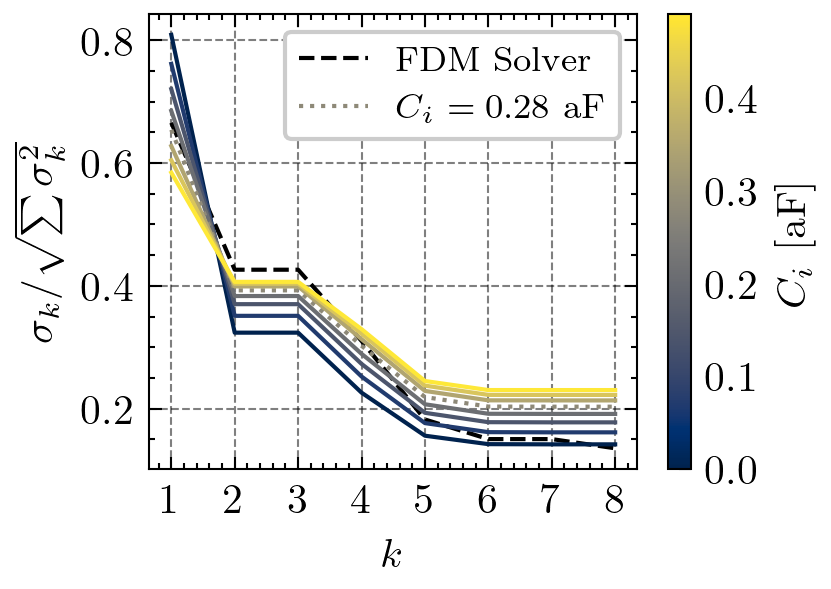
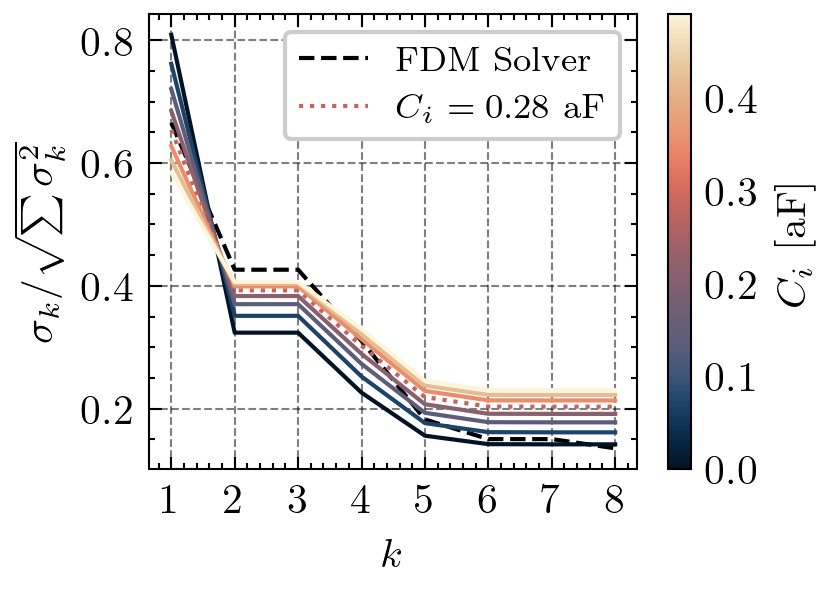
The change to this notebook cell's code, shown as a diff; its figure went from the first image to the second:
--- before
+++ after
@@ -9,7 +9,7 @@
 for i, cap0 in enumerate(cap0_vals):
     if cap0 == 0.28:
-        _ = ax.plot(np.arange(1,9), svd_short[i]/np.sqrt(np.sum(svd_short[i]**2)), color=cmap(norm(cap0)), ls=':', label='$C_{i} = 0.28~\mathrm{aF}$')
+        _ = ax.plot(np.arange(1,9), svd_short[i]/np.sqrt(np.sum(svd_short[i]**2)), color=cmpas.lipari(norm(cap0)), ls=':', label='$C_{i} = 0.28~\mathrm{aF}$')
     else:
-        _ = ax.plot(np.arange(1,9), svd_short[i]/np.sqrt(np.sum(svd_short[i]**2)), color=cmap(norm(cap0)))
+        _ = ax.plot(np.arange(1,9), svd_short[i]/np.sqrt(np.sum(svd_short[i]**2)), color=cmpas.lipari(norm(cap0)))
 _   = ax.set_xticks(np.arange(1,9))
 _   = ax.set_xlabel("$k$")
@@ -18,5 +18,5 @@
 _   = ax.legend(fontsize='small', loc='upper right')
 
-sm = plt.cm.ScalarMappable(cmap=cmap, norm=norm)
+sm = plt.cm.ScalarMappable(cmap=cmpas.lipari, norm=norm)
 cbar = fig.colorbar(sm, ax=ax)
 cbar.set_label("$C_{i}~[\mathrm{aF}]$")

Commit: .